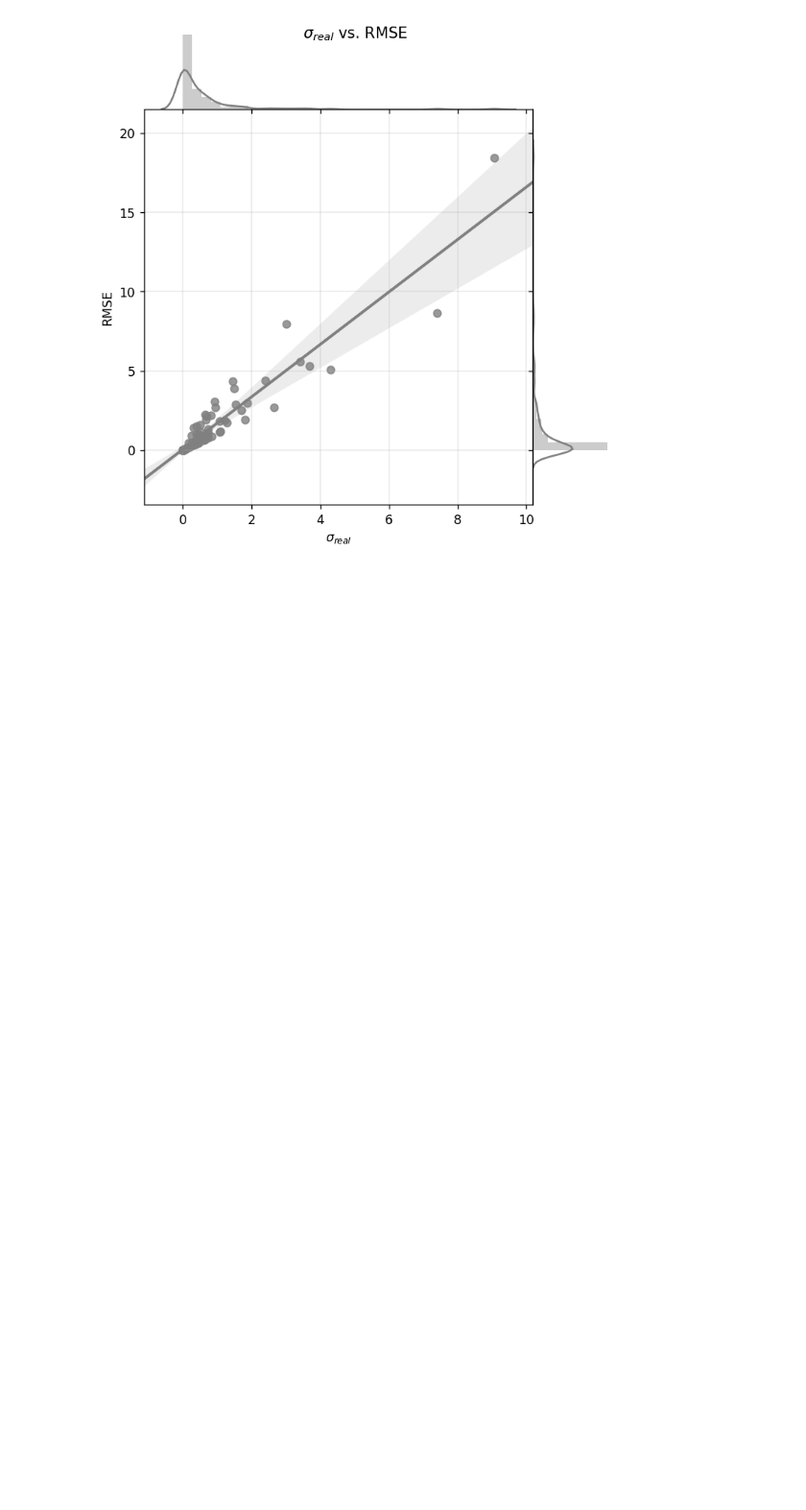
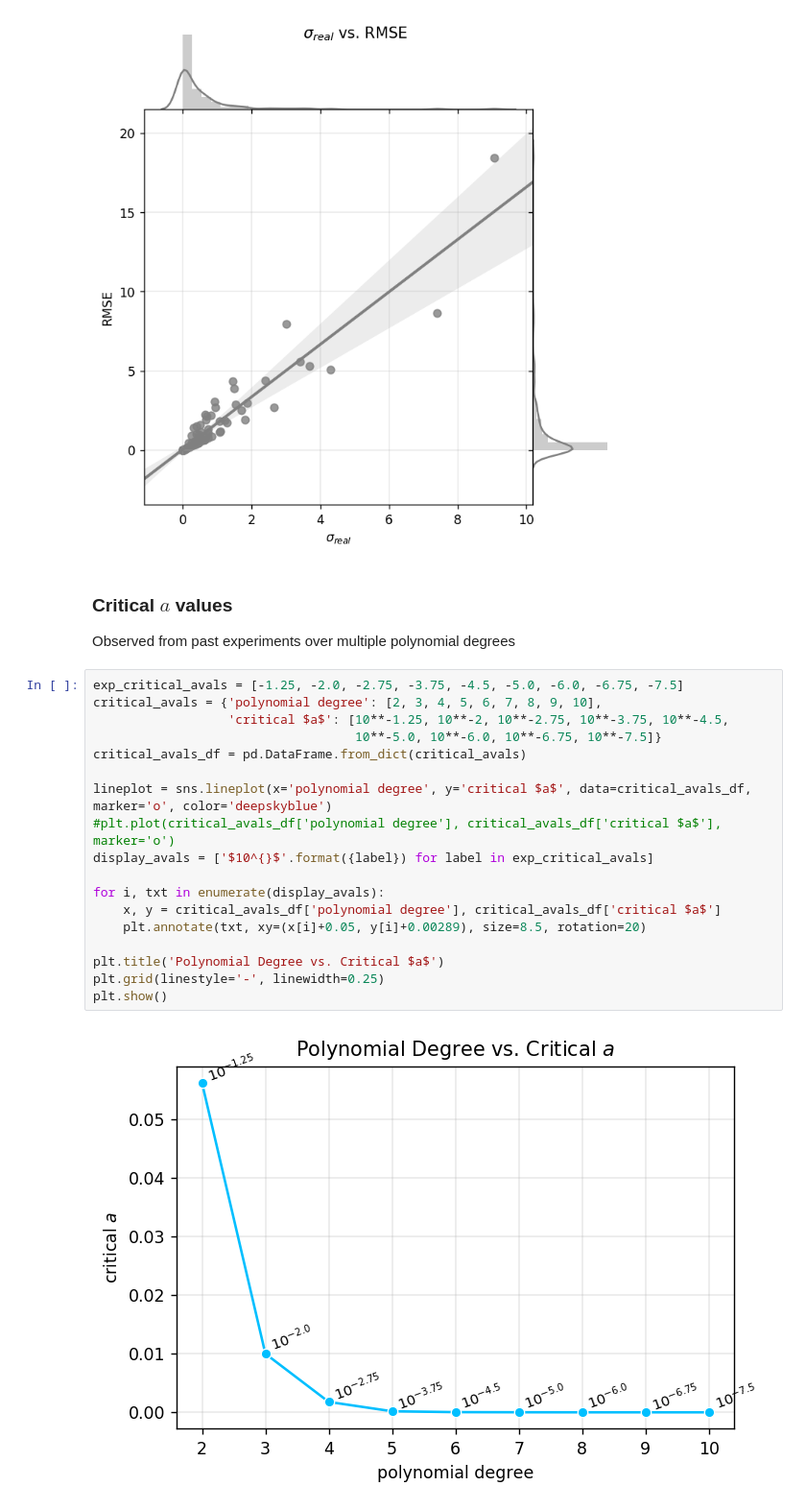
Before and after one commit to agnikumar/math-lab, a Jupyter notebook: perturbations/perturbed_polynomials_various_degrees.ipynb, the cells around one changed output. Shown at 96% size. Saved outputs shown, nothing was run; the diff lists cells and outputs as text; blank space fills up the shorter version.

Commit message:
Adding plots

```diff
--- a/perturbations/perturbed_polynomials_various_degrees.ipynb
+++ b/perturbations/perturbed_polynomials_various_degrees.ipynb
@@ -467,3 +467,26 @@ plt.grid(linestyle='-', linewidth=0.25)
 plt.show()
 # %% [output]
 [figure]
+# %% [markdown]
+### Critical $a$ values
+Observed from past experiments over multiple polynomial degrees
+# %%
+exp_critical_avals = [-1.25, -2.0, -2.75, -3.75, -4.5, -5.0, -6.0, -6.75, -7.5]
+critical_avals = {'polynomial degree': [2, 3, 4, 5, 6, 7, 8, 9, 10],
+                  'critical $a$': [10**-1.25, 10**-2, 10**-2.75, 10**-3.75, 10**-4.5,
+                                   10**-5.0, 10**-6.0, 10**-6.75, 10**-7.5]}
+critical_avals_df = pd.DataFrame.from_dict(critical_avals)
+
+lineplot = sns.lineplot(x='polynomial degree', y='critical $a$', data=critical_avals_df, marker='o', color='deepskyblue')
+#plt.plot(critical_avals_df['polynomial degree'], critical_avals_df['critical $a$'], marker='o')
+display_avals = ['$10^{}$'.format({label}) for label in exp_critical_avals]
+
+for i, txt in enumerate(display_avals):
+    x, y = critical_avals_df['polynomial degree'], critical_avals_df['critical $a$']
+    plt.annotate(txt, xy=(x[i]+0.05, y[i]+0.00289), size=8.5, rotation=20)
+
+plt.title('Polynomial Degree vs. Critical $a$')
+plt.grid(linestyle='-', linewidth=0.25)
+plt.show()
+# %% [output]
+[figure, added]
```
